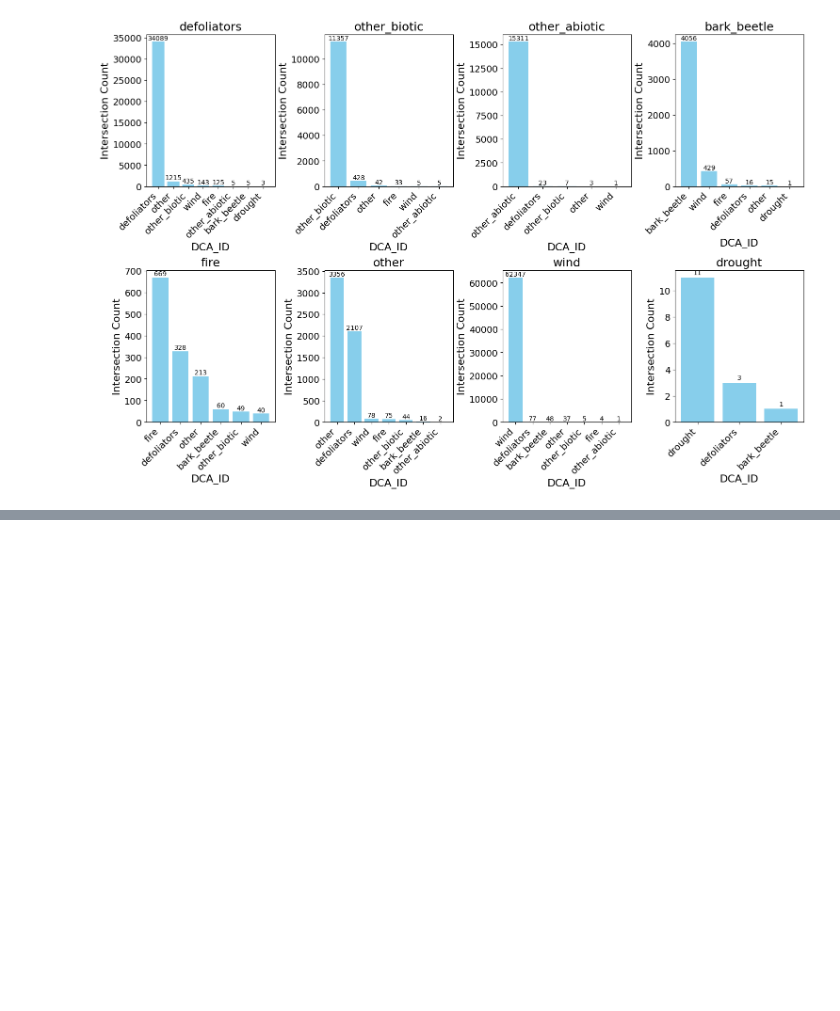
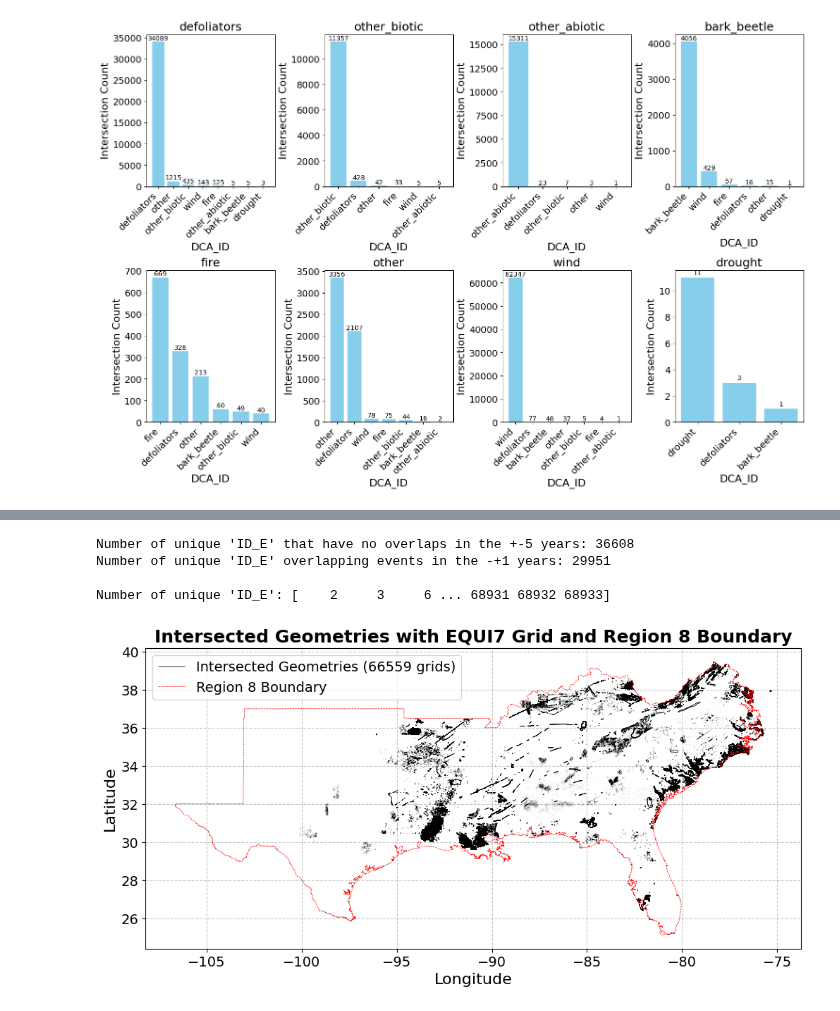
Before and after one commit to Franziska279/ForExD-WP1-P1, a Jupyter notebook: src/01_05_overlapping_years.ipynb, the cells around one changed output, grey strips where cells are left out. Cells and saved outputs as stored; diff of their text form; code cells hidden in the pictures; blank space fills up the shorter version.

Commit message:
check the years that overlap

```diff
--- a/src/01_05_overlapping_years.ipynb
+++ b/src/01_05_overlapping_years.ipynb
@@ -7,3 +9,12 @@ import os
+# %%
+# Set font sizes for various components
+plt.rcParams.update({
+    'font.size': 14,           # Global font size
+    'axes.titlesize': 18,      # Title font size
+    'axes.labelsize': 16,      # X and Y label font size
+    'xtick.labelsize': 14,     # X tick label font size
+    'ytick.labelsize': 14,     # Y tick label font size
+})
 # %%
 def calculate_area_in_km2(gdf):
     """
@@ -924,0 +1155,6 @@ plot_all_dca_id_intersections(gdf_overlap)
+# %%
+result_df = analyze_overlaps(merged_gdf)
+exploded_df = result_df.explode('ID_O')
+exploded_df = exploded_df.drop(columns=['Longest_Duration', 'DCA_ID_Count', 'DCA_ID_List'])
+enriched_df = add_dca_id_year_info(exploded_df)
+enriched_df
@@ -924,0 +1175,55 @@ plot_all_dca_id_intersections(gdf_overlap)
+# %%
+# Calculate the number of unique 'ID_E' values
+unique_id_e_count = gdf_no_overlap['ID_E'].nunique()
+print(f"Number of unique 'ID_E' that have no overlaps in the +-5 years: {unique_id_e_count}")
+# Calculate the number of unique 'ID_E' values
+unique_id_e_count = gdf_overlap['ID_E'].nunique()
+print(f"Number of unique 'ID_E' overlapping events in the -+1 years: {unique_id_e_count}\n")
+
+# Calculate the number of unique 'ID_E' values
+unique_id_e_count = enriched_df['ID_E'].unique()
+print(f"Number of unique 'ID_E': {unique_id_e_count}")
+
+# Save the GeoDataFrame to a shapefile
+#enriched_df.to_file('/Net/Groups/BGI/scratch/fmueller/ForExD-WP1-P1/results/refdm_with_overlaps_and_no_overlaps.shp')
+# %% [output]
+Number of unique 'ID_E' that have no overlaps in the +-5 years: 36608
+Number of unique 'ID_E' overlapping events in the -+1 years: 29951
+
+Number of unique 'ID_E': [    2     3     6 ... 68931 68932 68933]
+# %%
+import geopandas as gpd
+import matplotlib.pyplot as plt
+
+# Define a POLYGON geometry
+usa_filepath = '/Net/Groups/BGI/scratch/fmueller/ForExD-WP1-P1/data/S_USA.AdministrativeRegion/S_USA.AdministrativeRegion.shp'
+usa = gpd.read_file(usa_filepath)
+country = usa[usa.REGION == "08"]
+region = country.explode()[0:1]
+
+# Example data for region 8
+region = country.explode()[0:1]  # Adjust this line as needed to select region 8
+# Plot the boundary of the intersected geometries and region 8 with enhancements
+fig, ax = plt.subplots(figsize=(12, 12))  # Adjust size as needed
+
+# Plot the boundaries of intersected_gdf
+enriched_df.boundary.plot(ax=ax, color='black', linewidth=0.6, linestyle='-', zorder=2)
+unique_id_e_count = enriched_df['ID_E'].unique()
+# Plot the boundary of region 8
+region.boundary.plot(ax=ax, color='red', linewidth=0.5, linestyle='--', zorder=3)
+
+# Customize the plot appearance
+ax.set_title('Intersected Geometries with EQUI7 Grid and Region 8 Boundary', fontsize=18, fontweight='bold')
+ax.set_xlabel('Longitude')
+ax.set_ylabel('Latitude')
+ax.grid(True, linestyle='--', alpha=0.7)  # Add grid lines for better readability
+
+# Set the aspect ratio of the plot to be equal
+ax.set_aspect('equal')
+
+# Optional: Add a legend if needed
+ax.legend([f'Intersected Geometries ({len(unique_id_e_count)} grids)', 'Region 8 Boundary'], loc='upper left', fontsize=14)
+
+plt.show()
+# %% [output]
+[figure, added]
```
Also changed, not shown: parts of 24 cells of this notebook.
